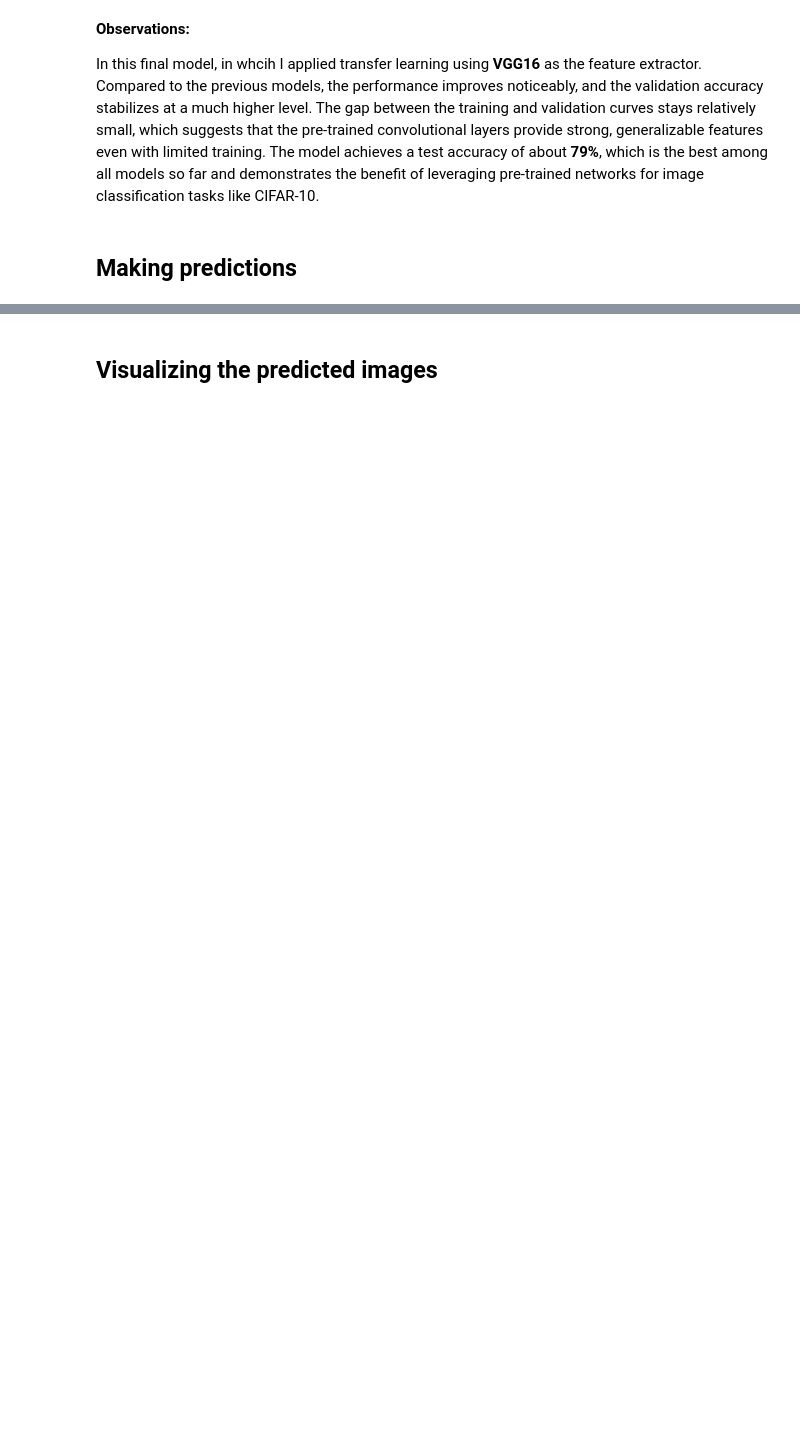
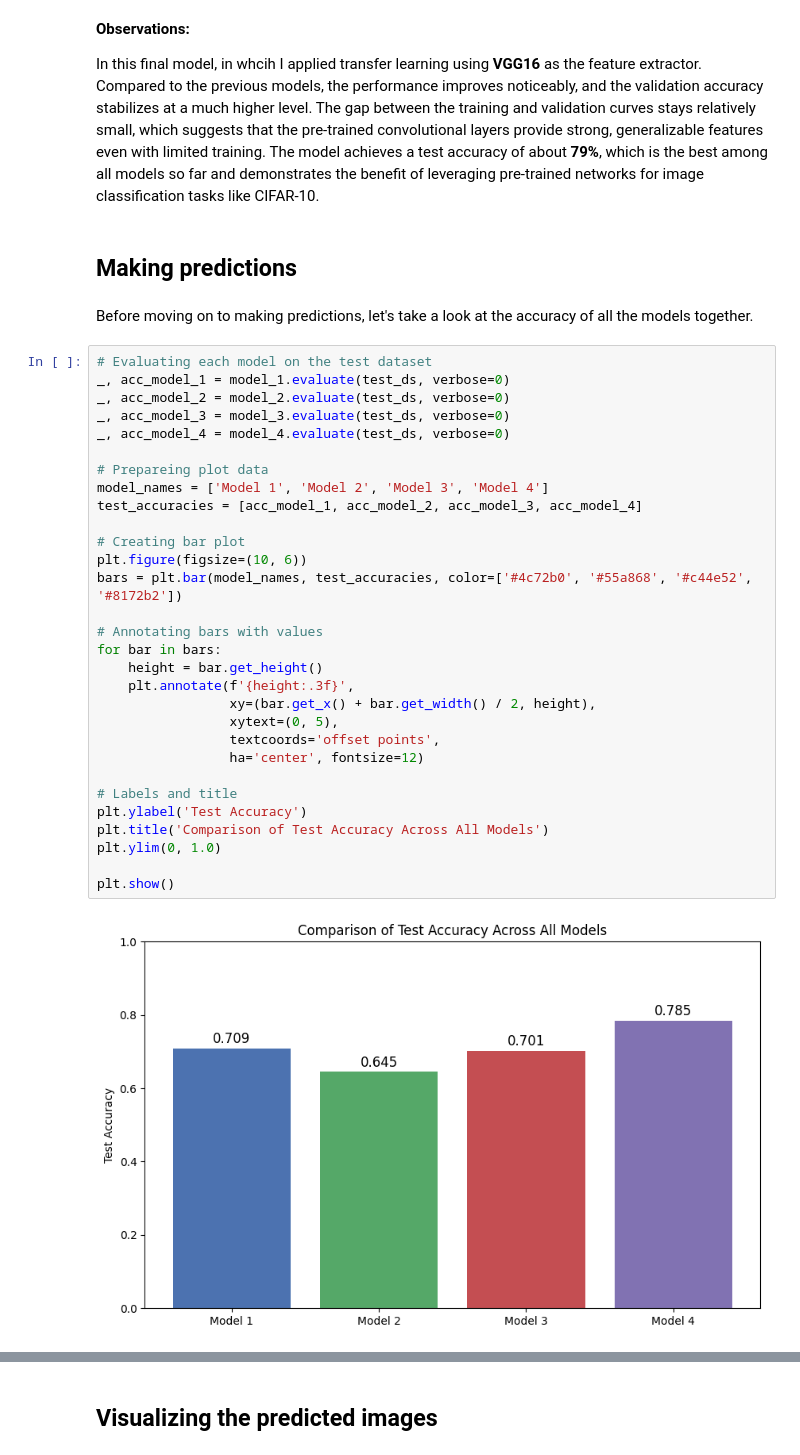
Before and after one commit to arashshams/Deep-Learning-CIFAR-Classifier, a Jupyter notebook: notebooks/CIFAR_10_Image_Classification.ipynb, the cells around one changed output, grey strips where cells are left out. Saved outputs shown, nothing was run; the diff lists cells and outputs as text; blank space fills up the shorter version.

```diff
--- a/notebooks/CIFAR_10_Image_Classification.ipynb
+++ b/notebooks/CIFAR_10_Image_Classification.ipynb
@@ -817,3 +811,37 @@ Test accuracy for model 4: 0.789
 In this final model, in whcih I applied transfer learning using **VGG16** as the feature extractor. Compared to the previous models, the performance improves noticeably, and the validation accuracy stabilizes at a much higher level. The gap between the training and validation curves stays relatively small, which suggests that the pre-trained convolutional layers provide strong, generalizable features even with limited training. The model achieves a test accuracy of about **79%**, which is the best among all models so far and demonstrates the benefit of leveraging pre-trained networks for image classification tasks like CIFAR-10.
 # %% [markdown]
 ## **Making predictions**
+# %% [markdown]
+Before moving on to making predictions, let's take a look at the accuracy of all the models together.
+# %%
+# Evaluating each model on the test dataset
+_, acc_model_1 = model_1.evaluate(test_ds, verbose=0)
+_, acc_model_2 = model_2.evaluate(test_ds, verbose=0)
+_, acc_model_3 = model_3.evaluate(test_ds, verbose=0)
+_, acc_model_4 = model_4.evaluate(test_ds, verbose=0)
+
+# Prepareing plot data
+model_names = ['Model 1', 'Model 2', 'Model 3', 'Model 4']
+test_accuracies = [acc_model_1, acc_model_2, acc_model_3, acc_model_4]
+
+# Creating bar plot
+plt.figure(figsize=(10, 6))
+bars = plt.bar(model_names, test_accuracies, color=['#4c72b0', '#55a868', '#c44e52', '#8172b2'])
+
+# Annotating bars with values
+for bar in bars:
+    height = bar.get_height()
+    plt.annotate(f'{height:.3f}',
+                 xy=(bar.get_x() + bar.get_width() / 2, height),
+                 xytext=(0, 5),
+                 textcoords='offset points',
+                 ha='center', fontsize=12)
+
+# Labels and title
+plt.ylabel('Test Accuracy')
+plt.title('Comparison of Test Accuracy Across All Models')
+plt.ylim(0, 1.0)
+
+plt.show()
+# %% [output]
+[figure, added]
```
Also changed, not shown: parts of 30 cells of this notebook.
